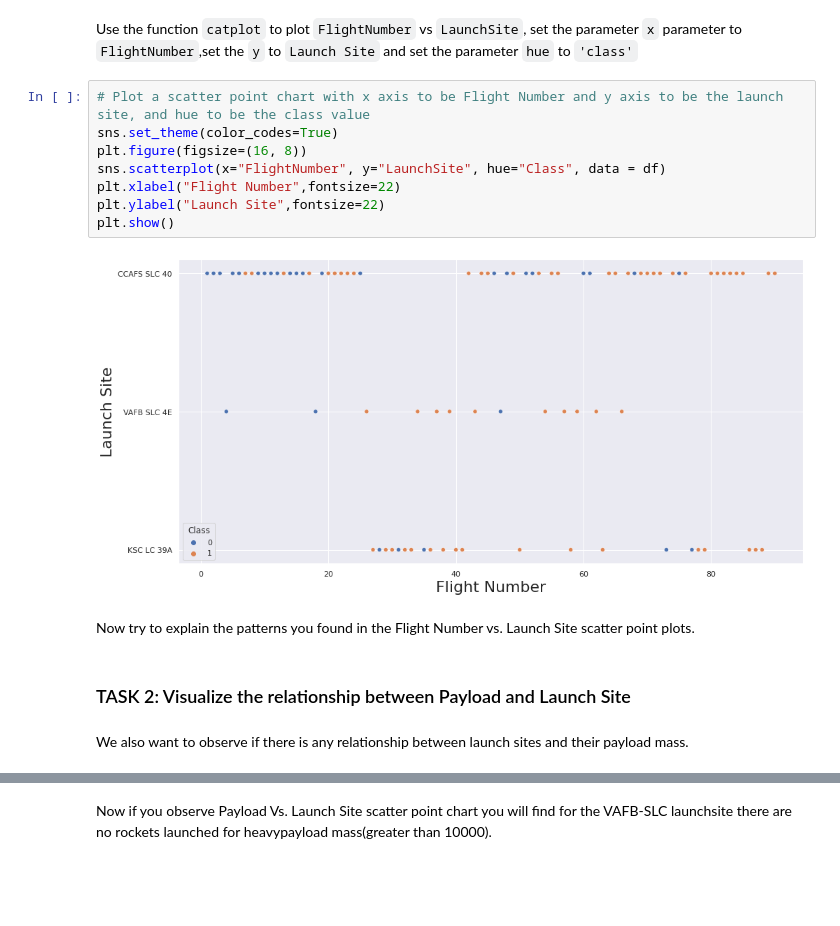
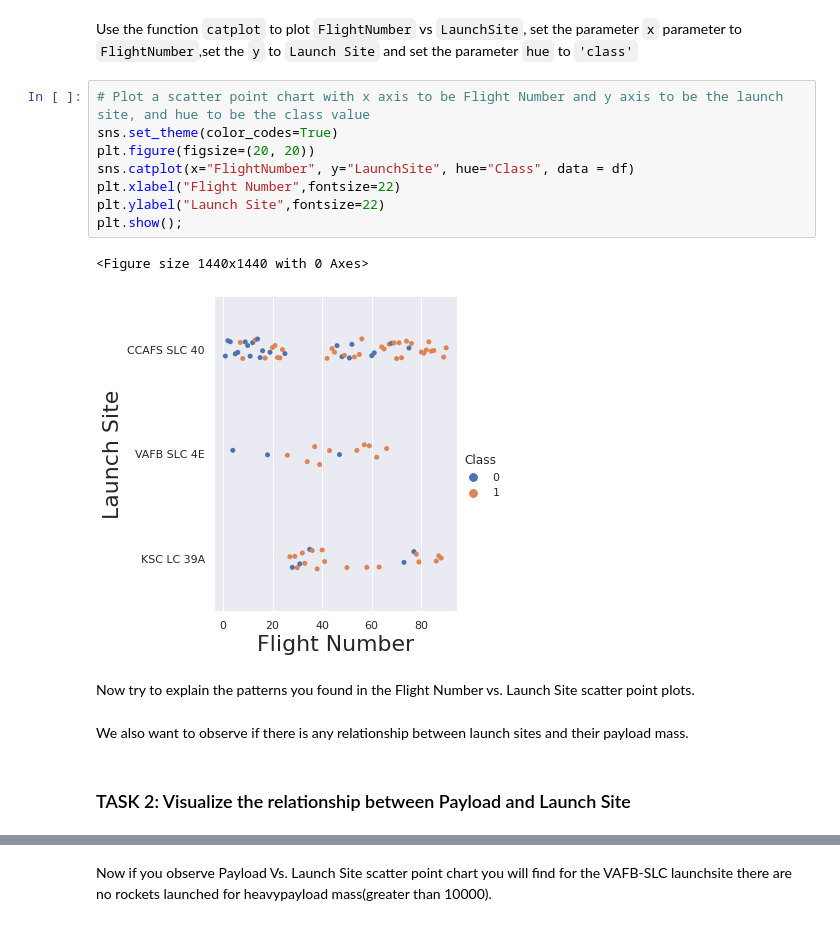
Before and after one commit to LucianPopaLVP/Applied-Data-Science-Capstone-Project---Space-X, a Jupyter notebook: EDA with Visualization.ipynb, the cells around one changed output, grey strips where cells are left out. Saved outputs shown, nothing was run; the diff lists cells and outputs as text; blank space fills up the shorter version.

```diff
--- a/EDA with Visualization.ipynb
+++ b/EDA with Visualization.ipynb
@@ -85,18 +85,19 @@ Use the function <code>catplot</code> to plot <code>FlightNumber</code> vs <code
 # %%
 # Plot a scatter point chart with x axis to be Flight Number and y axis to be the launch site, and hue to be the class value
 sns.set_theme(color_codes=True)
-plt.figure(figsize=(16, 8))
-sns.scatterplot(x="FlightNumber", y="LaunchSite", hue="Class", data = df)
+plt.figure(figsize=(20, 20))
+sns.catplot(x="FlightNumber", y="LaunchSite", hue="Class", data = df)
 plt.xlabel("Flight Number",fontsize=22)
 plt.ylabel("Launch Site",fontsize=22)
-plt.show()
+plt.show();
 # %% [output]
+<Figure size 1440x1440 with 0 Axes>
-[figure, old version]
+[figure, new version]
 # %% [markdown]
 Now try to explain the patterns you found in the Flight Number vs. Launch Site scatter point plots.
+# %% [markdown]
+We also want to observe if there is any relationship between launch sites and their payload mass.
 # %% [markdown]
 ### TASK 2: Visualize the relationship between Payload and Launch Site
-# %% [markdown]
-We also want to observe if there is any relationship between launch sites and their payload mass.
 # %%
 # Plot a scatter point chart with x axis to be Pay Load Mass (kg) and y axis to be the launch site, and hue to be the class value
```
Also changed, not shown: parts of 3 cells of this notebook.
